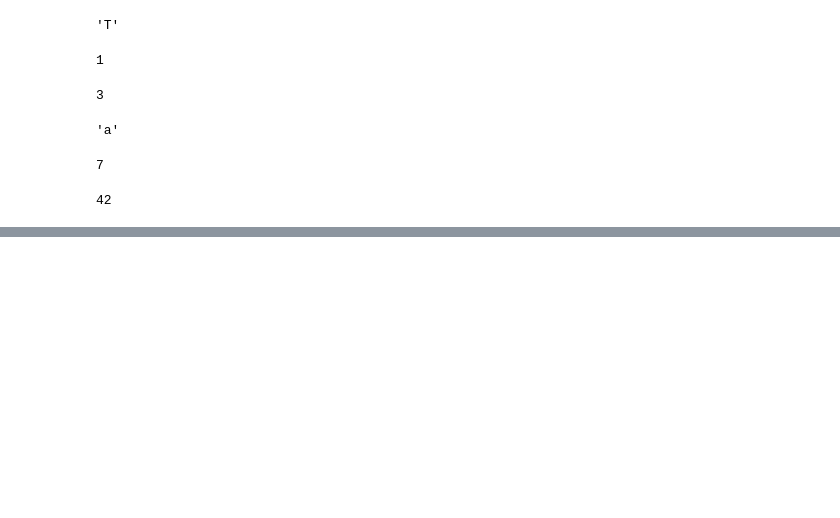
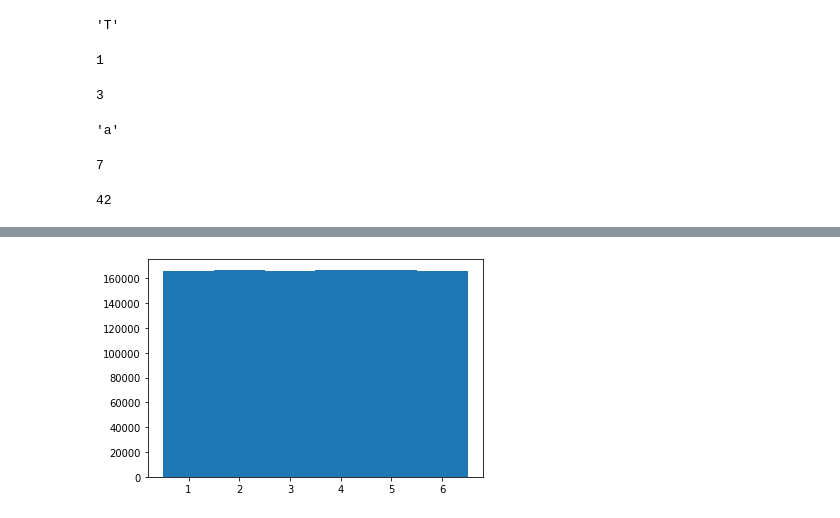
Before and after one commit to samuelatuma1/PythonForRx, a Jupyter notebook: scope_rules.ipynb, the cells around one changed output, grey strips where cells are left out. Cells and saved outputs as stored; diff of their text form; code cells hidden in the pictures; blank space fills up the shorter version.

```diff
--- a/scope_rules.ipynb
+++ b/scope_rules.ipynb
@@ -859,0 +864,19 @@ sum(values)
+# %%
+# Rolling a die 100,000 times and plotting the distribution (histogram plot) of the result
+import matplotlib.pyplot as plt
+import numpy as np
+import random
+
+no_of_rolls = 1000000
+rolls = []
+for times in range(no_of_rolls):
+    roll = random.choice([1, 2, 3, 4, 5, 6])
+    rolls.append(roll)
+
+# Alternativvely
+rolls = [random.choice([1, 2, 3, 4, 5, 6]) for times in range(no_of_rolls)]
+
+# Plot from the rolls
+plt.hist(rolls, bins=np.linspace(0.5, 6.5, 7));
+# %% [output]
+[figure, added]
```
Also changed, not shown: parts of 28 cells of this notebook, 2 other files.
